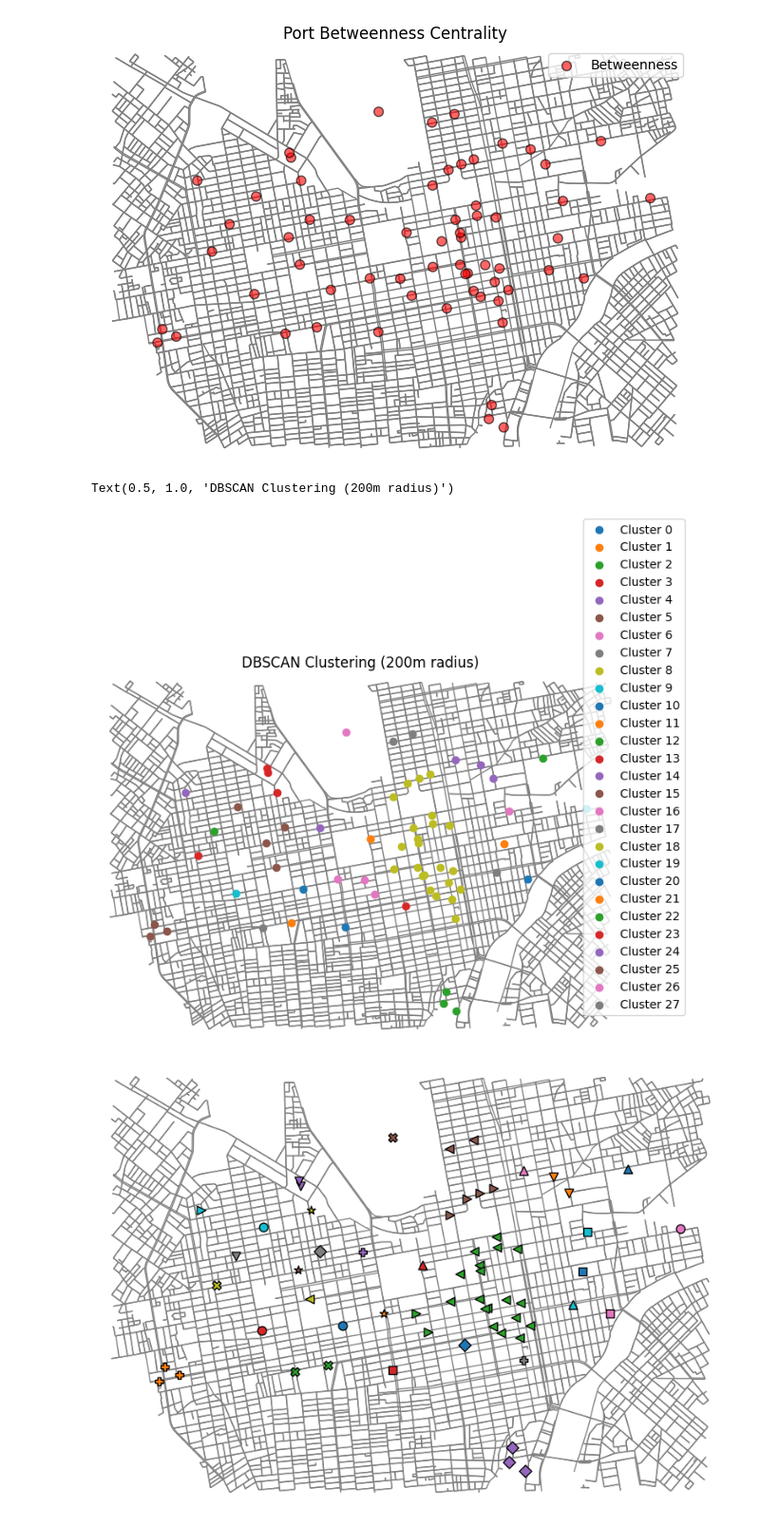
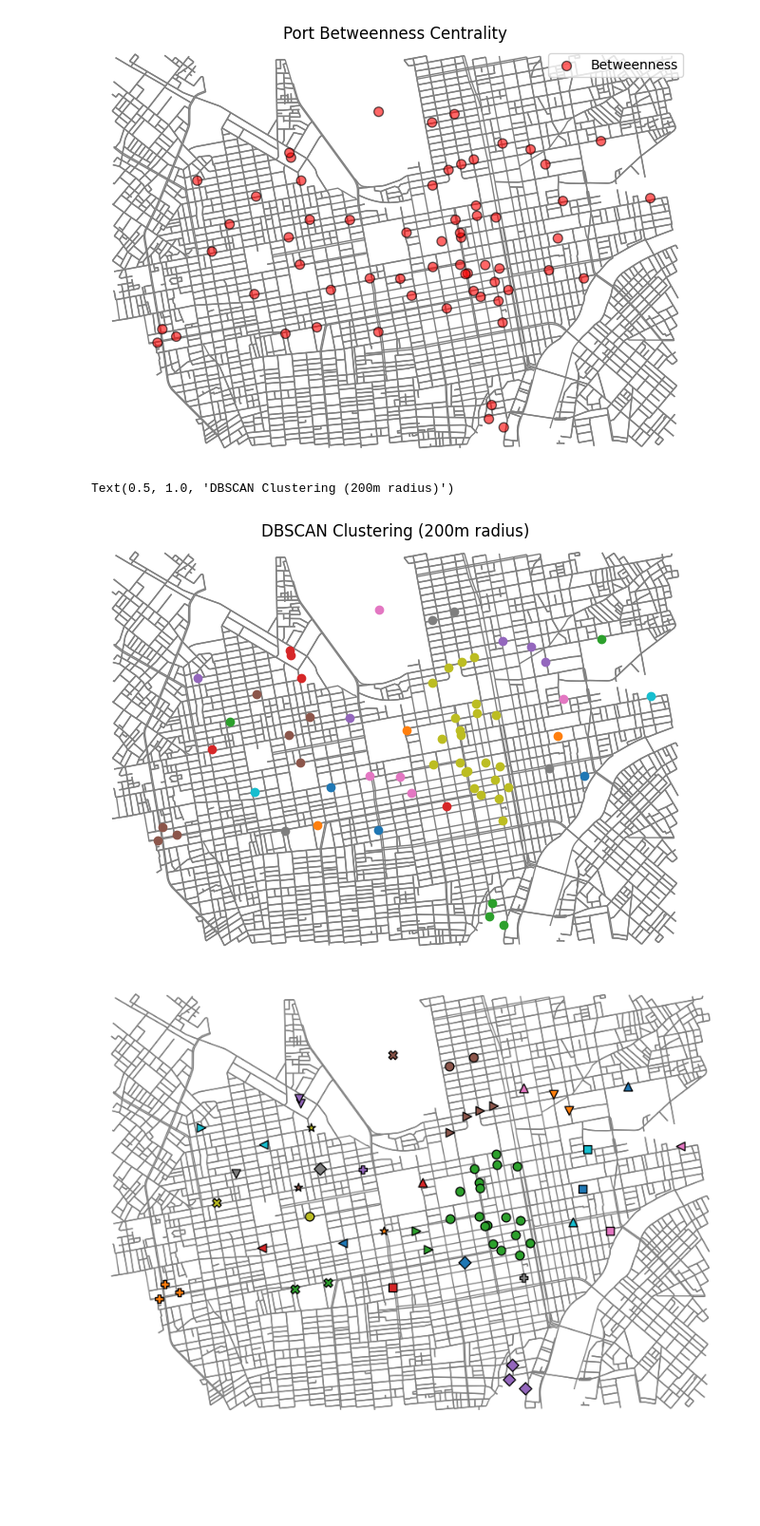
Before and after one commit to masa-moto/street_net, a Jupyter notebook: procle.ipynb, the cells around one changed output. Shown at 95% size. Cells and saved outputs as stored; diff of their text form; code cells hidden in the pictures; blank space fills up the shorter version.

```diff
--- a/procle.ipynb
+++ b/procle.ipynb
@@ -213,35 +212,35 @@ plt.show()
 from sklearn.cluster import DBSCAN
 import numpy as np
 
 # 緯度・経度をラジアンに変換（球面距離計算のため）
 coords = np.array([[p["緯度経度 (緯度)"], p["緯度経度 (経度)"]] for p in ports])
 coords_rad = np.radians(coords)
 
 # DBSCANで200m以内をクラスタ化（haversine距離、eps=200m/地球半径）
 kms_per_radian = 6371.0088
 epsilon = 0.3 / kms_per_radian  # 0.2km = 200m
 
 db = DBSCAN(eps=epsilon, min_samples=1, algorithm='ball_tree', metric='haversine')
 labels = db.fit_predict(coords_rad)
 
 # クラスタ番号を付与
 for port, label in zip(ports, labels):
     port["cluster_200m"] = int(label)
 
 # 可視化
 import matplotlib.pyplot as plt
 fig, ax = ox.plot_graph(g_poro, show=False, close=False, node_size=0, edge_color='gray', bgcolor='white')
 
 for i in np.unique(labels):
     cluster_points = coords[labels == i]
     ax.scatter(cluster_points[:,1], cluster_points[:,0], label=f"Cluster {i}")
 ax.set_xlabel("Longitude")
 ax.set_ylabel("Latitude")
-fig.legend()
+# fig.legend()
 ax.set_title("DBSCAN Clustering (200m radius)")
 # %% [output]
 Text(0.5, 1.0, 'DBSCAN Clustering (200m radius)')
-[figure, old version]
+[figure, new version]
 # %%
 import networkx as nx
 import numpy as np
```
Also changed, not shown: parts of 3 cells of this notebook, 4 other files.
